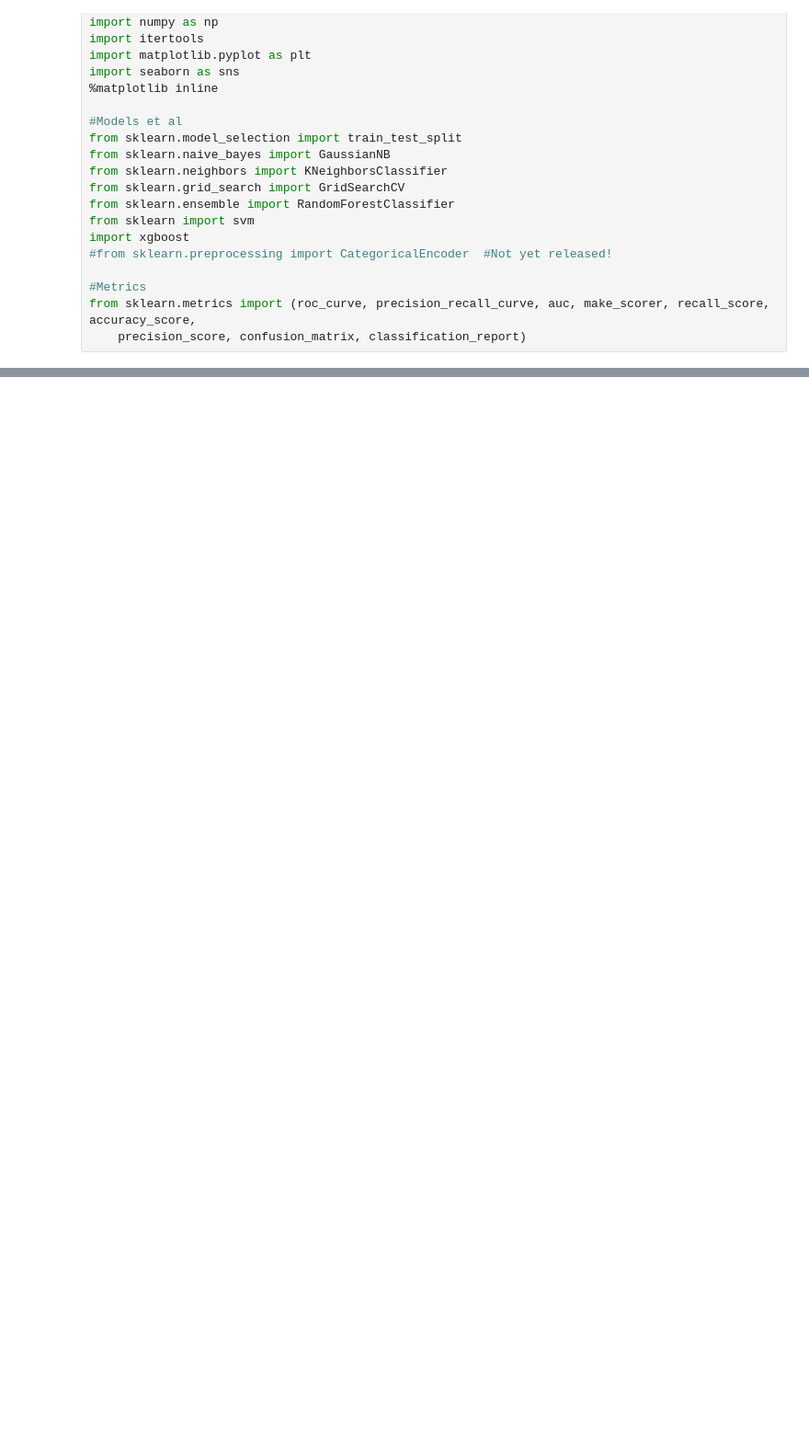
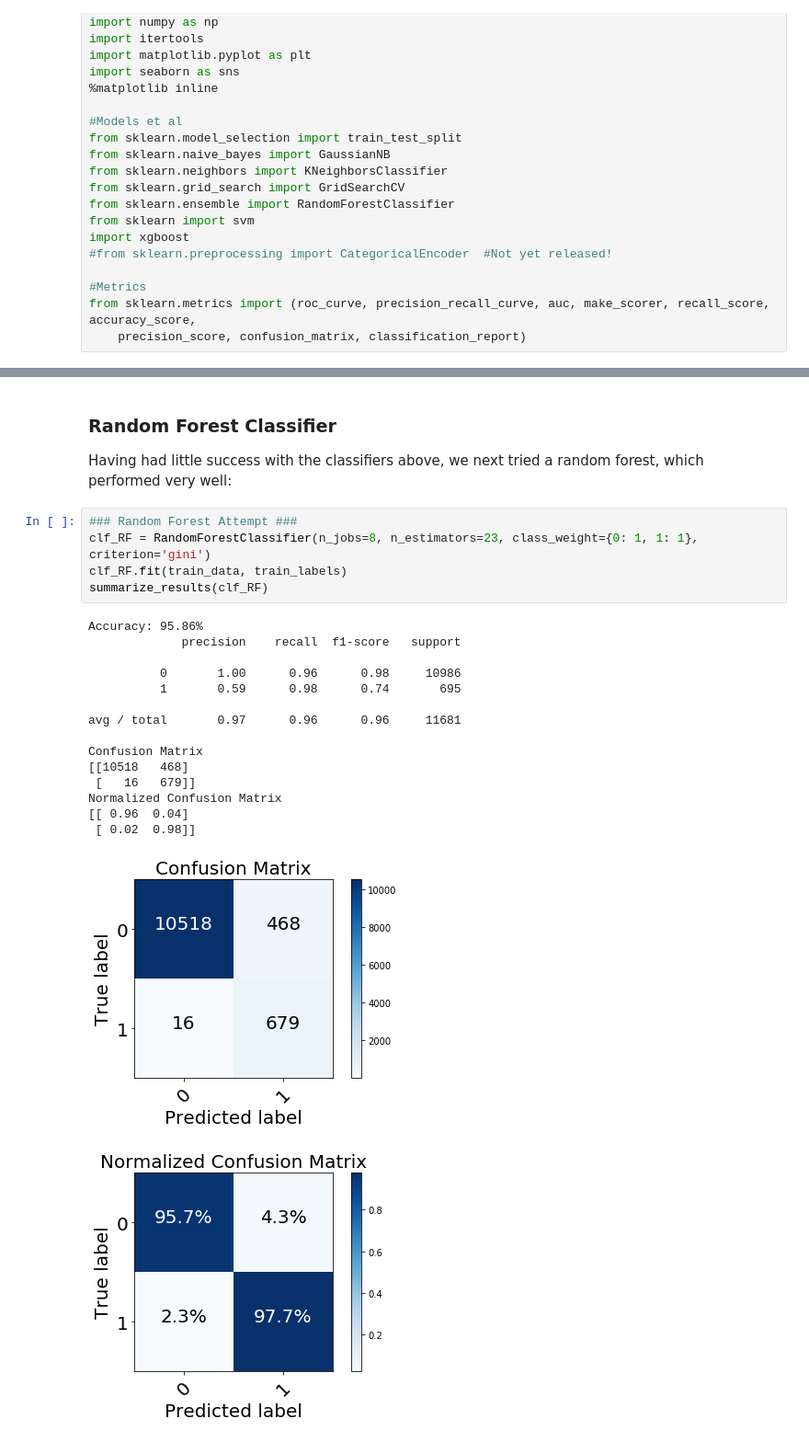
Before and after one commit to ajolson89/W207Fall2018Final, a Jupyter notebook: W207_FinalProj_02MLModels_KennedyKhannaOlson_Final.ipynb, the cells around one changed output, grey strips where cells are left out. Shown at 92% size. Cells and saved outputs as stored; diff of their text form; blank space fills up the shorter version.

```diff
--- a/W207_FinalProj_02MLModels_KennedyKhannaOlson_Final.ipynb
+++ b/W207_FinalProj_02MLModels_KennedyKhannaOlson_Final.ipynb
@@ -477,0 +346,26 @@ avg / total       0.97      0.03      0.00     11345
+# %% [markdown]
+### Random Forest Classifier
+
+Having had little success with the classifiers above, we next tried a random forest, which performed very well:
+# %%
+### Random Forest Attempt ###
+clf_RF = RandomForestClassifier(n_jobs=8, n_estimators=23, class_weight={0: 1, 1: 1}, criterion='gini')
+clf_RF.fit(train_data, train_labels)
+summarize_results(clf_RF)
+# %% [output]
+Accuracy: 95.86%
+             precision    recall  f1-score   support
+
+          0       1.00      0.96      0.98     10986
+          1       0.59      0.98      0.74       695
+
+avg / total       0.97      0.96      0.96     11681
+
+Confusion Matrix
+[[10518   468]
+ [   16   679]]
+Normalized Confusion Matrix
+[[ 0.96  0.04]
+ [ 0.02  0.98]]
+[figure, added]
+[figure, added]
```
Also changed, not shown: parts of 45 cells of this notebook.
